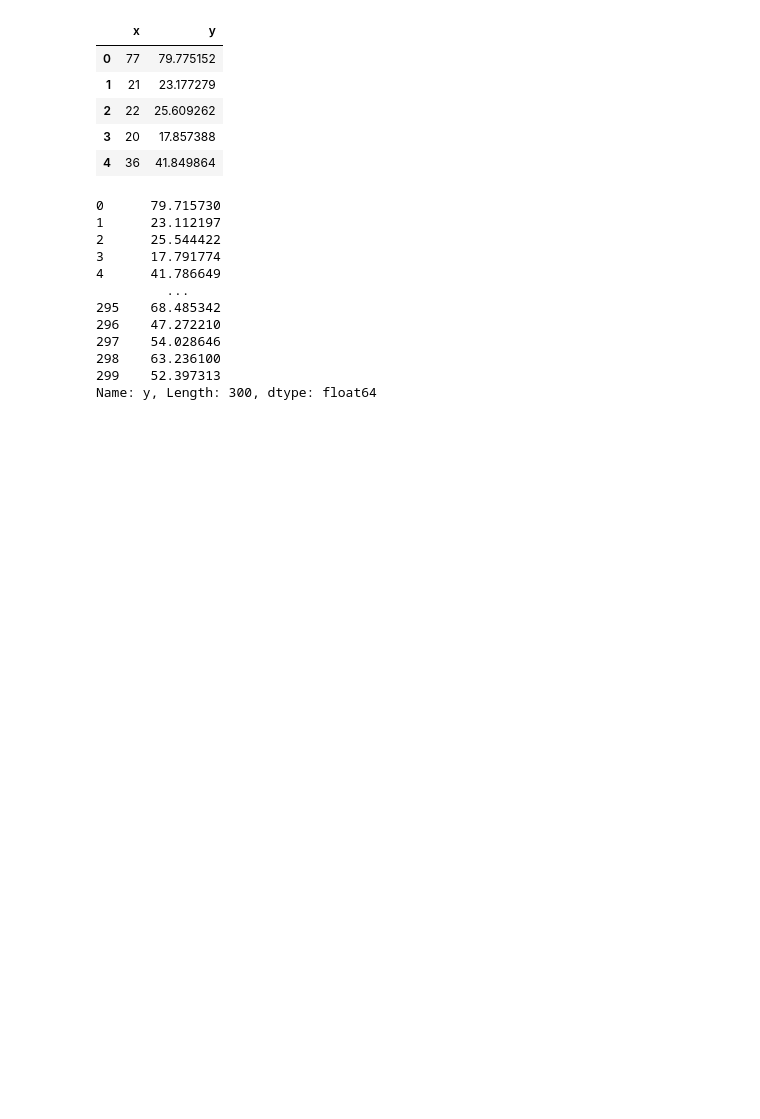
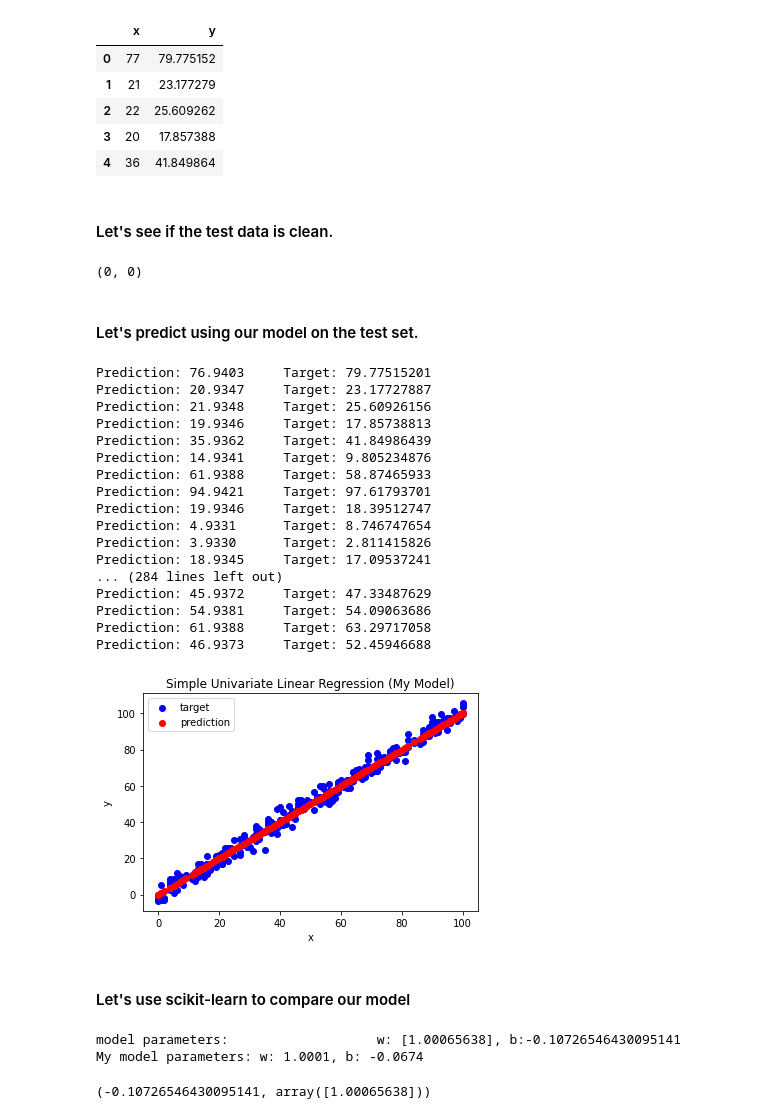
Before and after one commit to aRod209/machine-learning-playground, a Jupyter notebook: Supervised Learning/Simple Univariate Linear Regression.ipynb, the cells around one changed output. Drawn from its saved outputs; the diff is of its cells as text; code cells hidden in the pictures; blank space fills up the shorter version.

Commit message:
add scikit learn predictions

```diff
--- a/Supervised Learning/Simple Univariate Linear Regression.ipynb
+++ b/Supervised Learning/Simple Univariate Linear Regression.ipynb
@@ -574,18 +577,49 @@ test.head()
 | 2 | 22 | 25.609262 |
 | 3 | 20 | 17.857388 |
 | 4 | 36 | 41.849864 |
+# %% [markdown]
+#### Let's see if the test data is clean.
+# %%
+test['x'].isnull().sum(), test['y'].isnull().sum()
+# %% [output]
+(0, 0)
+# %% [markdown]
+#### Let's predict using our model on the test set.
 # %%
-w * test['y'] + b
+m = test.shape[0]
+i = 0
+f_test = w * test['x'] + b
+
+while i < m:
+    print(f'Prediction: {f_test[i]:.{4}f}\tTarget: {test["y"][i]}')
+    i += 1
 # %% [output]
-0      79.715730
-1      23.112197
-2      25.544422
-3      17.791774
-4      41.786649
-         ...
-295    68.485342
-296    47.272210
-297    54.028646
-298    63.236100
-299    52.397313
-Name: y, Length: 300, dtype: float64
+Prediction: 76.9403     Target: 79.77515201
+Prediction: 20.9347     Target: 23.17727887
+Prediction: 21.9348     Target: 25.60926156
+Prediction: 19.9346     Target: 17.85738813
+Prediction: 35.9362     Target: 41.84986439
+Prediction: 14.9341     Target: 9.805234876
+Prediction: 61.9388     Target: 58.87465933
+Prediction: 94.9421     Target: 97.61793701
+Prediction: 19.9346     Target: 18.39512747
+Prediction: 4.9331      Target: 8.746747654
+Prediction: 3.9330      Target: 2.811415826
+Prediction: 18.9345     Target: 17.09537241
+... (284 lines left out)
+Prediction: 45.9372     Target: 47.33487629
+Prediction: 54.9381     Target: 54.09063686
+Prediction: 61.9388     Target: 63.29717058
+Prediction: 46.9373     Target: 52.45946688
+# %%
+plt.scatter(test['x'], test['y'], color='blue', label='target')
+plt.scatter(test['x'], f_test, color='red', label='prediction')
+plt.legend(loc="upper left")
+plt.title('Simple Univariate Linear Regression (My Model)')
+plt.xlabel('x')
+plt.ylabel('y')
+plt.show()
+# %% [output]
+[figure, added]
+# %% [markdown]
+#### Let's use scikit-learn to compare our model
@@ -591,0 +631,12 @@ Name: y, Length: 300, dtype: float64
+# %%
+b_reg = reg.intercept_
+w_reg = reg.coef_
+print(f"model parameters:                   w: {w_reg}, b:{b_reg}")
+print(f"My model parameters: w: {w}, b: {b}")
+# %% [output]
+model parameters:                   w: [1.00065638], b:-0.10726546430095141
+My model parameters: w: 1.0001, b: -0.0674
+# %%
+reg.intercept_,reg.coef_
+# %% [output]
+(-0.10726546430095141, array([1.00065638]))
```
Also changed, not shown: parts of 6 cells of this notebook.
